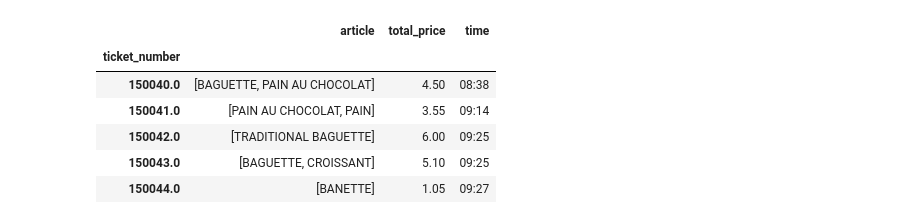
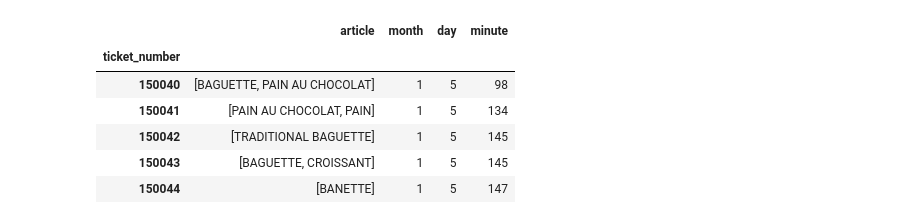
Before and after one commit to 1kjo/dbdm, a Jupyter notebook: clustering.ipynb, the cells around one changed output. Drawn from its saved outputs; the diff is of its cells as text; code cells hidden in the pictures.

```diff
--- a/clustering.ipynb
+++ b/clustering.ipynb
@@ -19,0 +1,11 @@ DATA.head()
+# %%
+import pandas as pd
+
+DATA = pd.read_csv('Bakery sales.csv')
+DATA['ticket_number'] = pd.to_numeric(DATA['ticket_number'], downcast='integer')
+DATA['at'] = pd.to_datetime(DATA['date'] + ' ' + DATA['time'])
+DATA['month'] = DATA['at'].dt.month
+DATA['day'] = DATA['at'].dt.weekday
+DATA['minute'] = (DATA['at'].dt.hour - 7) * 60 + DATA['at'].dt.minute
+DATA = DATA.drop(columns=['Unnamed: 0', 'Quantity', 'unit_price', 'date', 'time', 'at'])
+DATA.head()
@@ -20,11 +19,11 @@ DATA.head()
 # %%
-TRANSACTIONS = DATA.groupby('ticket_number').agg({'article': list, 'total_price': 'sum', 'time': 'first'})
+TRANSACTIONS = DATA.groupby('ticket_number').agg({'article': list, 'month': 'first', 'day': 'first', 'minute': 'first'})
 TRANSACTIONS.head()
 # %% [output]
-|  | article | total_price | time |
-| ticket_number |  |  |  |
-| 150040.0 | [BAGUETTE, PAIN AU CHOCOLAT] | 4.50 | 08:38 |
-| 150041.0 | [PAIN AU CHOCOLAT, PAIN] | 3.55 | 09:14 |
-| 150042.0 | [TRADITIONAL BAGUETTE] | 6.00 | 09:25 |
-| 150043.0 | [BAGUETTE, CROISSANT] | 5.10 | 09:25 |
-| 150044.0 | [BANETTE] | 1.05 | 09:27 |
+|  | article | month | day | minute |
+| ticket_number |  |  |  |  |
+| 150040 | [BAGUETTE, PAIN AU CHOCOLAT] | 1 | 5 | 98 |
+| 150041 | [PAIN AU CHOCOLAT, PAIN] | 1 | 5 | 134 |
+| 150042 | [TRADITIONAL BAGUETTE] | 1 | 5 | 145 |
+| 150043 | [BAGUETTE, CROISSANT] | 1 | 5 | 145 |
+| 150044 | [BANETTE] | 1 | 5 | 147 |
```
Also changed, not shown: parts of 7 cells of this notebook, 1 other file.
